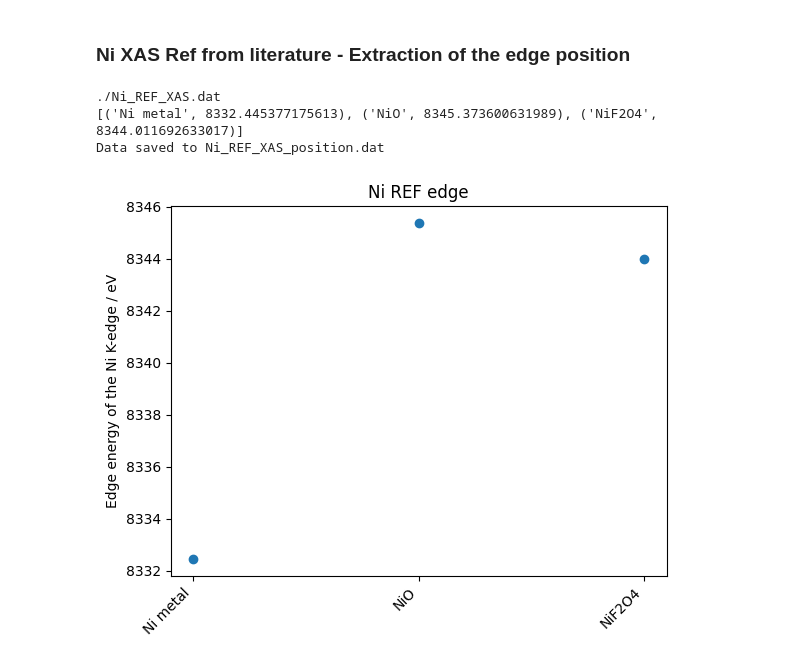
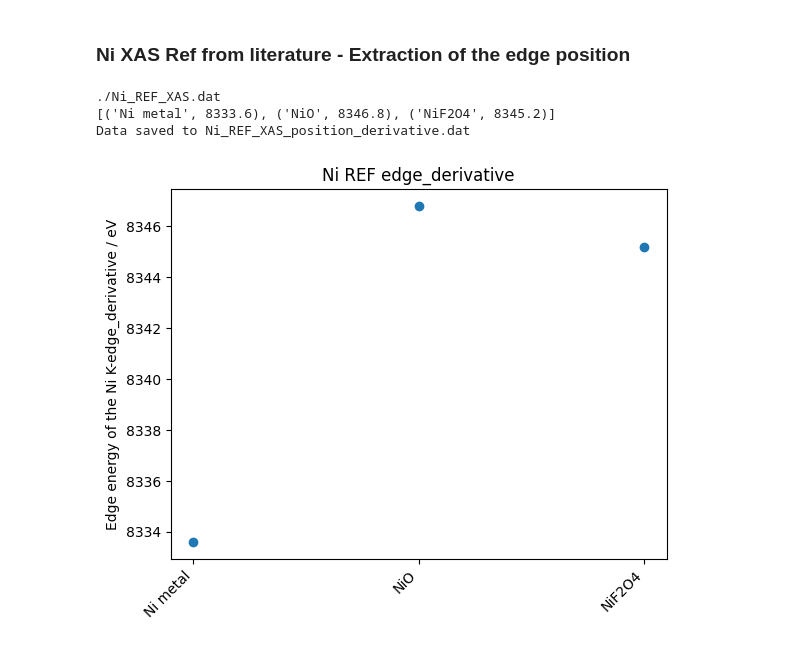
Before and after one commit to raulgarciadiez/myspot_2024_07, a Jupyter notebook: S7-NiFe-6Sm/Summary_plots.ipynb, the cells around one changed output. Cells and saved outputs as stored; diff of their text form; code cells hidden in the pictures.

```diff
--- a/S7-NiFe-6Sm/Summary_plots.ipynb
+++ b/S7-NiFe-6Sm/Summary_plots.ipynb
@@ -415,11 +453,11 @@ for (lab, en) in energ_calib_Fe_NEXAFS_list:
 #print(sample_condition_list)
 #print(edge_position_list)
 plt.xticks(rotation=45, ha='right')
-plt.ylabel ("Measured energy of the Fe K-edge / eV")
+plt.ylabel ("Measured energy of the Fe K-edge_derivative / eV")
 #plt.savefig('Fe_REF_energy_shift.png')
 
 #Save the edge data in a new file
-filename = label.split('_')[0]+"_Fe_EC_position.dat"  #'sample_data.dat'
+filename = label.split('_')[0]+"_Fe_EC_position_derivative.dat"  #'sample_data.dat'
 #print(filename)
 
 # Writing to csv file
@@ -569,11 +612,11 @@ for (lab, en) in energ_calib_Ni_XAFS_list:
 #print(sample_condition_list)
 #print(edge_position_list)
 plt.xticks(rotation=45, ha='right')
-plt.ylabel ("Measured energy of the Ni K-edge / eV")
+plt.ylabel ("Measured energy of the Ni K-edge_derivative / eV")
 #plt.savefig('Fe_REF_energy_shift.png')
 
 #Save the edge data in a new file
-filename = label.split('_')[0]+"_Ni_EC_position.dat"  #'sample_data.dat'
+filename = label.split('_')[0]+"_Ni_EC_position_derivative.dat"  #'sample_data.dat'
 #print(filename)
 
 # Writing to csv file
@@ -795,16 +729,14 @@ for root, dirs, files in os.walk("."):
 
 print(file_path)
 
-
 result_df = pd.read_csv(file_path, sep='\t')
-#print(result_df.head(4))
 
 cmap = plt.cm.viridis
 norm = mcolors.Normalize(vmin=0, vmax=(result_df.shape[1]-1) / 2)
 
 monoE_min = 8323
 monoE_max = 8352
-monoE_max_metal = 8335
+#monoE_max_metal = 8335
 
 energ_calib_Ni_REF_XAS_list = []
 
@@ -824,10 +756,10 @@ if 'Energy' in result_df.columns:
             #signal_min = result_df.loc[result_df['Energy'] == closest_monoE1, column].values[0]
             #signal_max = result_df.loc[result_df['Energy'] == closest_monoE2, column].values[0]
 
-            edge_position_idx = find_edge_position(result_df['Energy'].values, result_df[column].values)
+            edge_position = find_edge_position(result_df['Energy'].values, result_df[column].values, monoE_min, monoE_max)
 
             # Use the detected edge position to refine your calibration or other calculations
-            edge_energy = result_df['Energy'].iloc[edge_position_idx]  # Energy at the detected edge position
+            #edge_energy = result_df['Energy'].iloc[edge_position_idx]  # Energy at the detected edge position
 
 
             color = cmap(norm(idx//2))  # Use the same color for pairs
@@ -836,7 +768,6 @@ if 'Energy' in result_df.columns:
             result_df["I"]= result_df[column]
             y = -0.0*idx + (result_df["I"])
             #err = (result_df[f'{var1}/{var2}_std'] - signal_min)/(signal_max - signal_min)
-
 
             #target_min = result_df.loc[result_df['Energy'] == closest_monoE1, 'I'].values[0]
             #target_max = result_df.loc[result_df['Energy'] == closest_monoE2, 'I'].values[0]
@@ -856,35 +787,35 @@ if 'Energy' in result_df.columns:
             #x1, y1 = result_df.loc[idx_after, "I"], result_df.loc[idx_after, 'Energy']
             #interpolated_monoE = y0 + (target_value - x0) * (y1 - y0) / (x1 - x0)
         #energ_calib_Ni_REF_XAS_list.append((column,float(interpolated_monoE)))
-        energ_calib_Ni_REF_XAS_list.append((column,edge_energy))
+        energ_calib_Ni_REF_XAS_list.append((column,float(edge_position)))
 print(energ_calib_Ni_REF_XAS_list)
 
 #Save the edge data in a new file
 filename = "Ni_REF_XAS_position_derivative.dat"  #'sample_data.dat'
 
 # Open the file in write mode
 with open(filename, 'w') as file:
     # Write the header
     file.write('Reference,Edge Energy (eV)\n')
     # Write each tuple in the data
     for condition, energy in energ_calib_Ni_REF_XAS_list:
         file.write(f'{condition},{energy}\n')
 
 print(f'Data saved to {filename}')
 
 # Extract x and y values
 x_labels = [item[0] for item in energ_calib_Ni_REF_XAS_list]
 y_values = [item[1] for item in energ_calib_Ni_REF_XAS_list]
 
 # Create a scatter plot
 plt.scatter(x_labels, y_values)
 plt.xticks(rotation=45, ha='right')
 plt.ylabel ("Edge energy of the Ni K-edge_derivative / eV")
 #plt.legend(loc='upper left', bbox_to_anchor=(1, 1))
 plt.title("Ni REF edge_derivative")
 plt.savefig('Ni_REF_XAS_edge_derivative.png')
 # %% [output]
 ./Ni_REF_XAS.dat
-[('Ni metal', 8332.445377175613), ('NiO', 8345.373600631989), ('NiF2O4', 8344.011692633017)]
-Data saved to Ni_REF_XAS_position.dat
+[('Ni metal', 8333.6), ('NiO', 8346.8), ('NiF2O4', 8345.2)]
+Data saved to Ni_REF_XAS_position_derivative.dat
-[figure, old version]
+[figure, new version]
```
Also changed, not shown: parts of 9 cells of this notebook, 14 other files.
